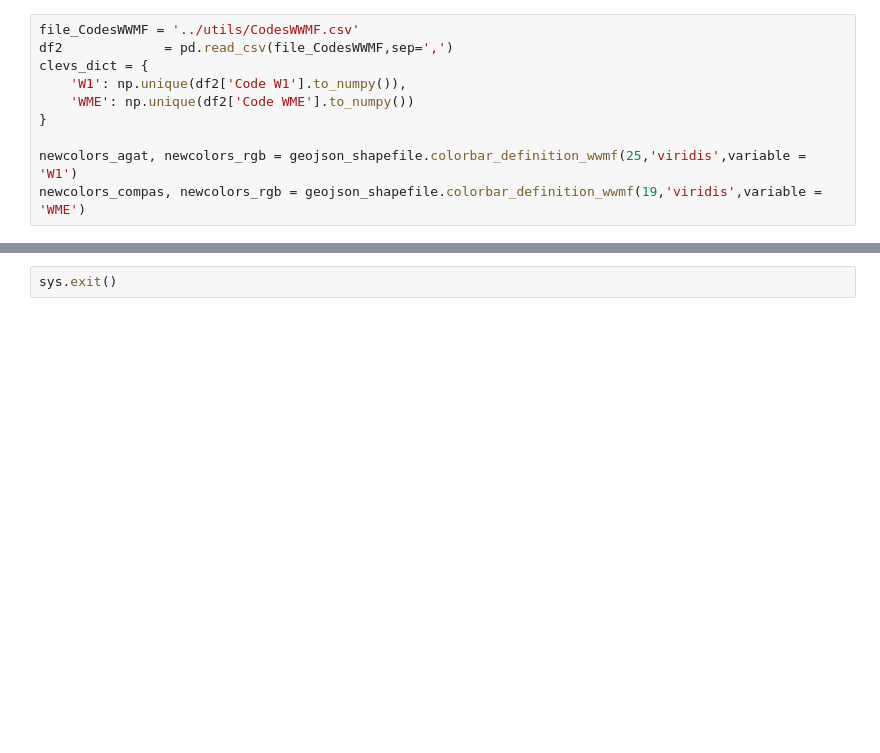
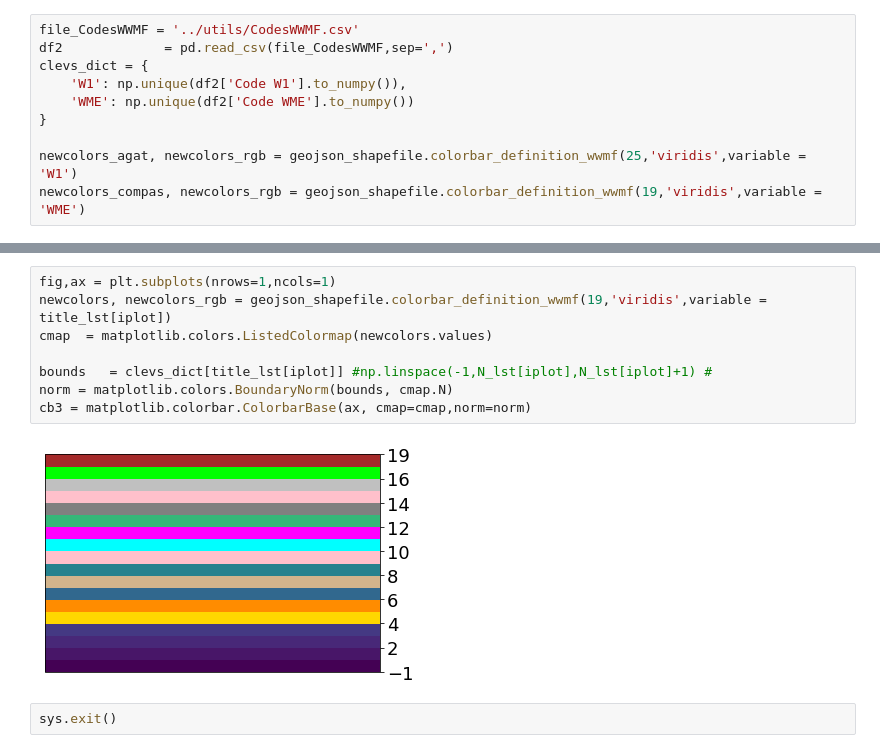
Before and after one commit to GabsRSA/stageemi, a Jupyter notebook: stageemi/notebooks_Mary/plots_agregation.ipynb, the cells around one changed output, grey strips where cells are left out. Saved outputs shown, nothing was run; the diff lists cells and outputs as text; blank space fills up the shorter version.

```diff
--- a/stageemi/notebooks_Mary/plots_agregation.ipynb
+++ b/stageemi/notebooks_Mary/plots_agregation.ipynb
@@ -220,3 +234,13 @@ cs       = var2plot.plot.imshow(ax = ax,cmap=cmap,levels=clevs,
+# %%
+fig,ax = plt.subplots(nrows=1,ncols=1)
+newcolors, newcolors_rgb = geojson_shapefile.colorbar_definition_wwmf(19,'viridis',variable = title_lst[iplot])
+cmap  = matplotlib.colors.ListedColormap(newcolors.values)
+
+bounds   = clevs_dict[title_lst[iplot]] #np.linspace(-1,N_lst[iplot],N_lst[iplot]+1) #
+norm = matplotlib.colors.BoundaryNorm(bounds, cmap.N)
+cb3 = matplotlib.colorbar.ColorbarBase(ax, cmap=cmap,norm=norm)
+# %% [output]
+[figure, added]
 # %%
 sys.exit()
 # %%
```
Also changed, not shown: parts of 3 cells of this notebook.
